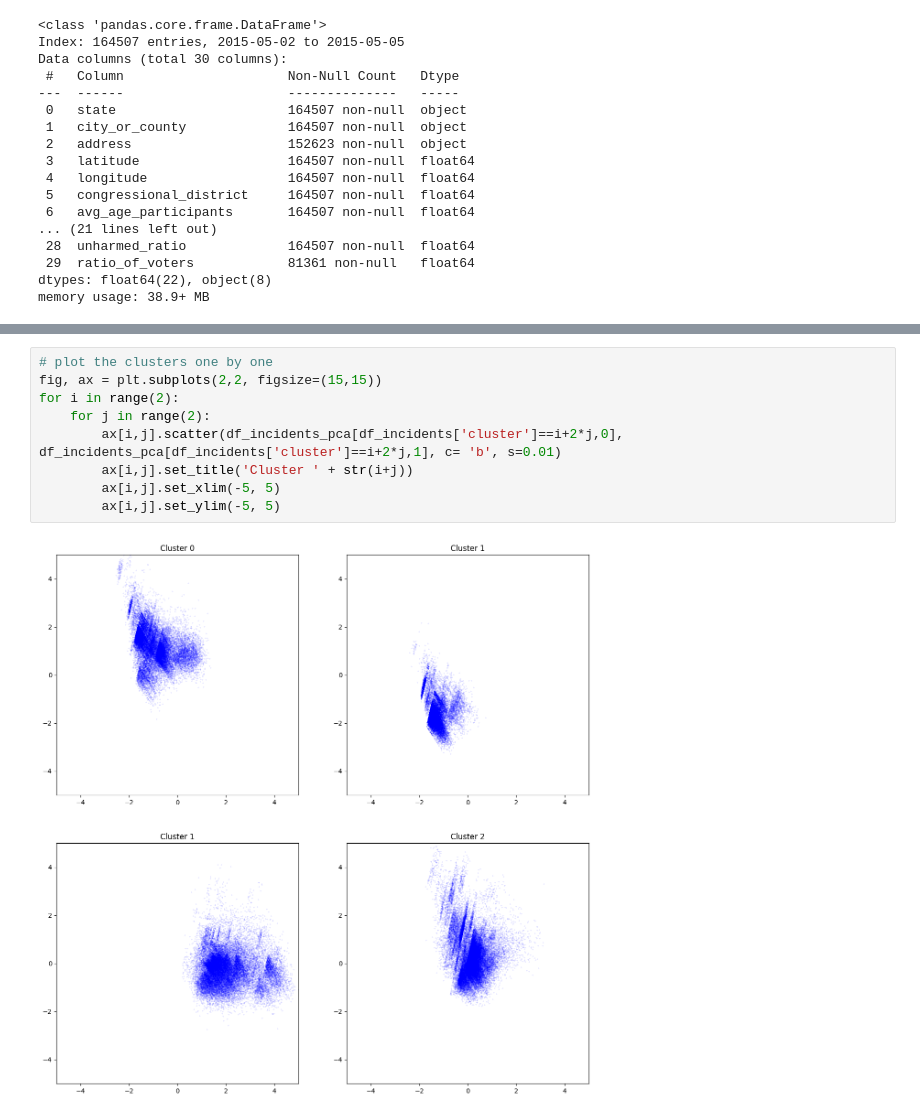
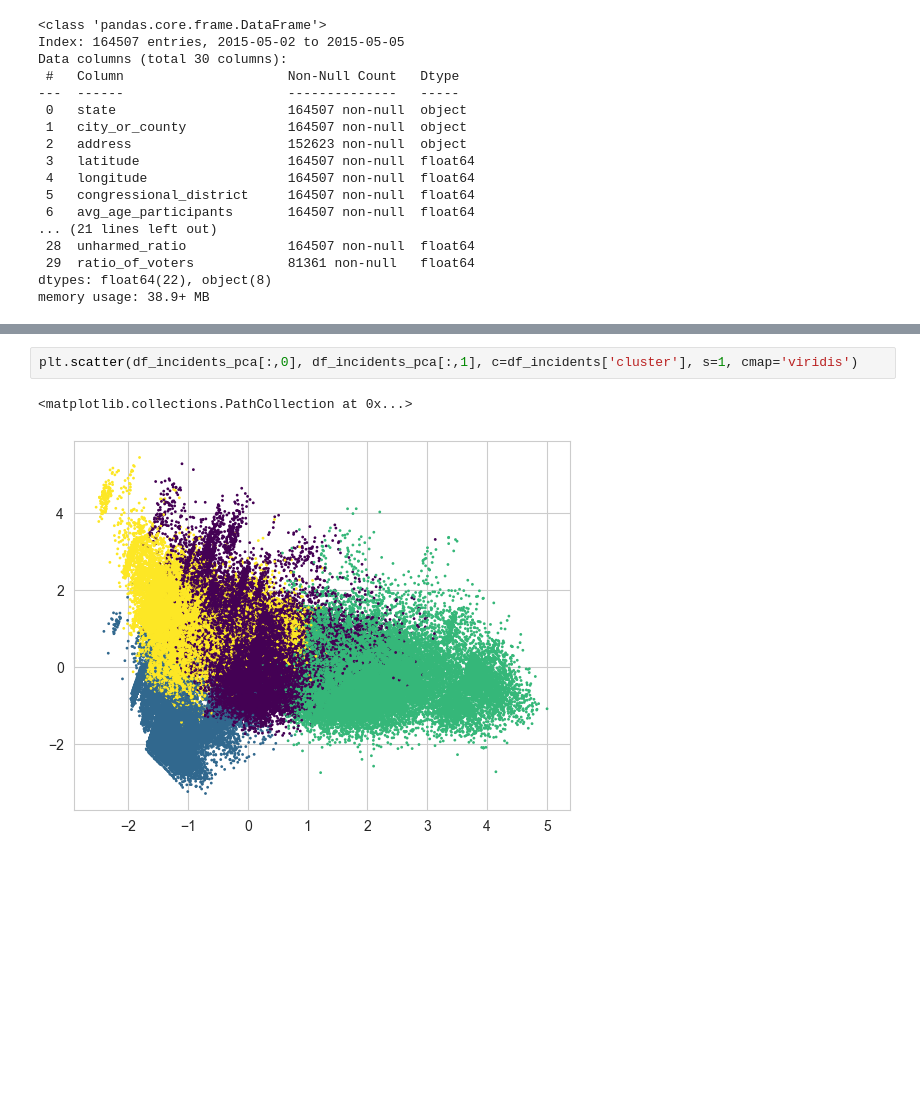
Before and after one commit to irenedovichi/DM-project, a Jupyter notebook: TASK 2/Clustering.ipynb, the cells around one changed output, grey strips where cells are left out. Drawn from its saved outputs; the diff is of its cells as text; blank space fills up the shorter version.

```diff
--- a/TASK 2/Clustering.ipynb
+++ b/TASK 2/Clustering.ipynb
@@ -122,11 +155,5 @@ Name: count, dtype: int64
-# %%
-# plot the clusters one by one
-fig, ax = plt.subplots(2,2, figsize=(15,15))
-for i in range(2):
-    for j in range(2):
-        ax[i,j].scatter(df_incidents_pca[df_incidents['cluster']==i+2*j,0], df_incidents_pca[df_incidents['cluster']==i+2*j,1], c= 'b', s=0.01)
-        ax[i,j].set_title('Cluster ' + str(i+j))
-        ax[i,j].set_xlim(-5, 5)
-        ax[i,j].set_ylim(-5, 5)
-# %% [output]
-[figure, removed]
+# %%
+plt.scatter(df_incidents_pca[:,0], df_incidents_pca[:,1], c=df_incidents['cluster'], s=1, cmap='viridis')
+# %% [output]
+<matplotlib.collections.PathCollection at 0x...>
+[figure, added]
```
Also changed, not shown: parts of 35 cells of this notebook, 1 other file.
